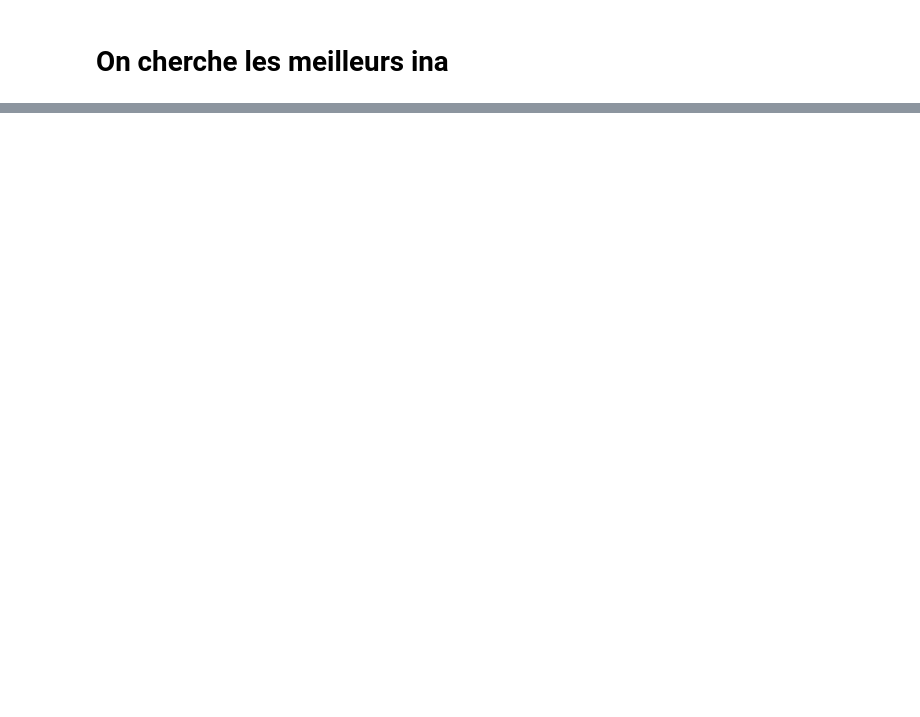
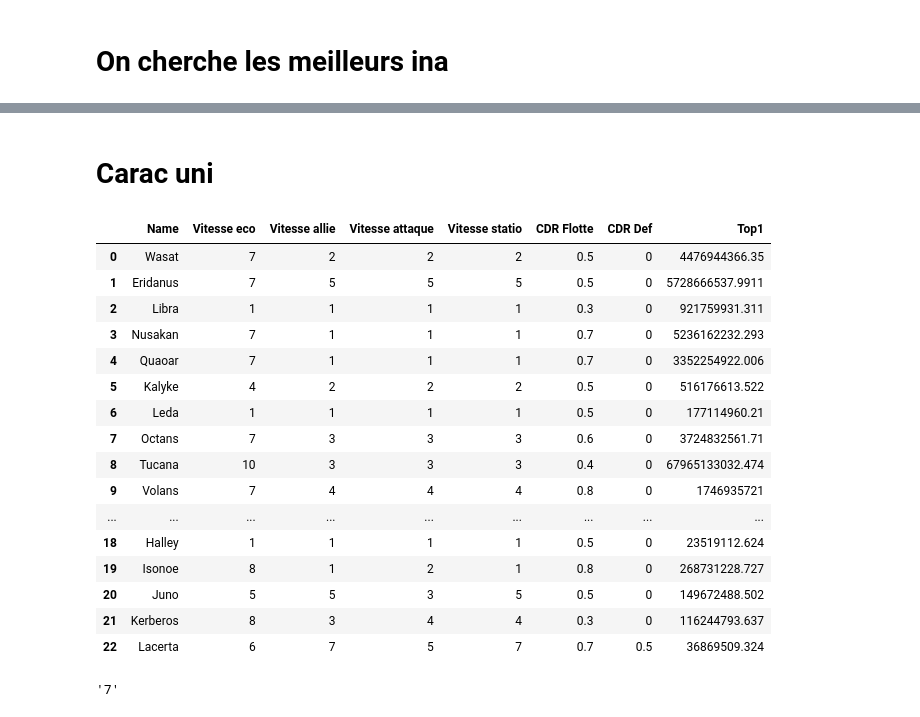
Before and after one commit to Tomlora/Ogame_v9, a Jupyter notebook: api_test.ipynb, the cells around one changed output, grey strips where cells are left out. Drawn from its saved outputs; the diff is of its cells as text; code cells hidden in the pictures; blank space fills up the shorter version.

```diff
--- a/api_test.ipynb
+++ b/api_test.ipynb
@@ -118 +118,14 @@ See the caveats in the documentation: https://pandas.pydata.org/pandas-docs/stab
 30 rows × 28 columns
+# %% [markdown]
+# Carac uni
+# %%
+db_liste_uni = 'https://s190-fr.ogame.gameforge.com/api/universes.xml'
+urllib.request.urlretrieve(db_liste_uni, f"./xml/liste_univers.xml")
+
+df_liste_uni = pd.read_xml('./xml/liste_univers.xml')
+
+
+for num_uni in df_liste_uni['id'].values:
+
+    db_uni = f'https://s{num_uni}-fr.ogame.gameforge.com/api/serverData.xml'
+    urllib.request.urlretrieve(db_uni, f"./xml/uni/{num_uni}.xml")
@@ -118,0 +136,43 @@ See the caveats in the documentation: https://pandas.pydata.org/pandas-docs/stab
+# %%
+name_uni = []
+speed_uni = []
+speed_flotte_peace = []
+speed_flotte_war = []
+speed_flotte_holding = []
+cdr_flotte = []
+cdr_def = []
+top1 = []
+
+for num_uni in df_liste_uni['id'].values:
+    my_tree = et.parse(f'./xml/uni/{num_uni}.xml')
+    my_root = my_tree.getroot()
+    name_uni.append(my_root[0].text)
+    speed_uni.append(my_root[7].text)
+    speed_flotte_peace.append(my_root[8].text)
+    speed_flotte_war.append(my_root[9].text)
+    speed_flotte_holding.append(my_root[10].text)
+    cdr_flotte.append(my_root[16].text)
+    cdr_def.append(my_root[17].text)
+    top1.append(my_root[21].text)
+
+
+df_univers = pd.DataFrame([name_uni, speed_uni, speed_flotte_peace, speed_flotte_war, speed_flotte_holding, cdr_flotte, cdr_def, top1],
+                          index=['Name', 'Vitesse eco', 'Vitesse allie', 'Vitesse attaque', 'Vitesse statio', 'CDR Flotte', 'CDR Def', 'Top1']).transpose()
+# %% [output]
+|  | Name | Vitesse eco | Vitesse allie | Vitesse attaque | Vitesse statio | CDR Flotte | CDR Def | Top1 |
+| 0 | Wasat | 7 | 2 | 2 | 2 | 0.5 | 0 | 4476944366.35 |
+| 1 | Eridanus | 7 | 5 | 5 | 5 | 0.5 | 0 | 5728666537.9911 |
+| 2 | Libra | 1 | 1 | 1 | 1 | 0.3 | 0 | 921759931.311 |
+| 3 | Nusakan | 7 | 1 | 1 | 1 | 0.7 | 0 | 5236162232.293 |
+| 4 | Quaoar | 7 | 1 | 1 | 1 | 0.7 | 0 | 3352254922.006 |
+| 5 | Kalyke | 4 | 2 | 2 | 2 | 0.5 | 0 | 516176613.522 |
+| 6 | Leda | 1 | 1 | 1 | 1 | 0.5 | 0 | 177114960.21 |
+| 7 | Octans | 7 | 3 | 3 | 3 | 0.6 | 0 | 3724832561.71 |
+| 8 | Tucana | 10 | 3 | 3 | 3 | 0.4 | 0 | 67965133032.474 |
+| 9 | Volans | 7 | 4 | 4 | 4 | 0.8 | 0 | 1746935721 |
+| ... | ... | ... | ... | ... | ... | ... | ... | ... |
+| 18 | Halley | 1 | 1 | 1 | 1 | 0.5 | 0 | 23519112.624 |
+| 19 | Isonoe | 8 | 1 | 2 | 1 | 0.8 | 0 | 268731228.727 |
+| 20 | Juno | 5 | 5 | 3 | 5 | 0.5 | 0 | 149672488.502 |
+| 21 | Kerberos | 8 | 3 | 4 | 4 | 0.3 | 0 | 116244793.637 |
+| 22 | Lacerta | 6 | 7 | 5 | 7 | 0.7 | 0.5 | 36869509.324 |
@@ -118,0 +181,4 @@ See the caveats in the documentation: https://pandas.pydata.org/pandas-docs/stab
+# %%
+df_univers[df_univers['Name'] == 'Wasat']['Vitesse eco'].values[0]
+# %% [output]
+'7'
```
Also changed, not shown: parts of 5 cells of this notebook, 41 other files.
